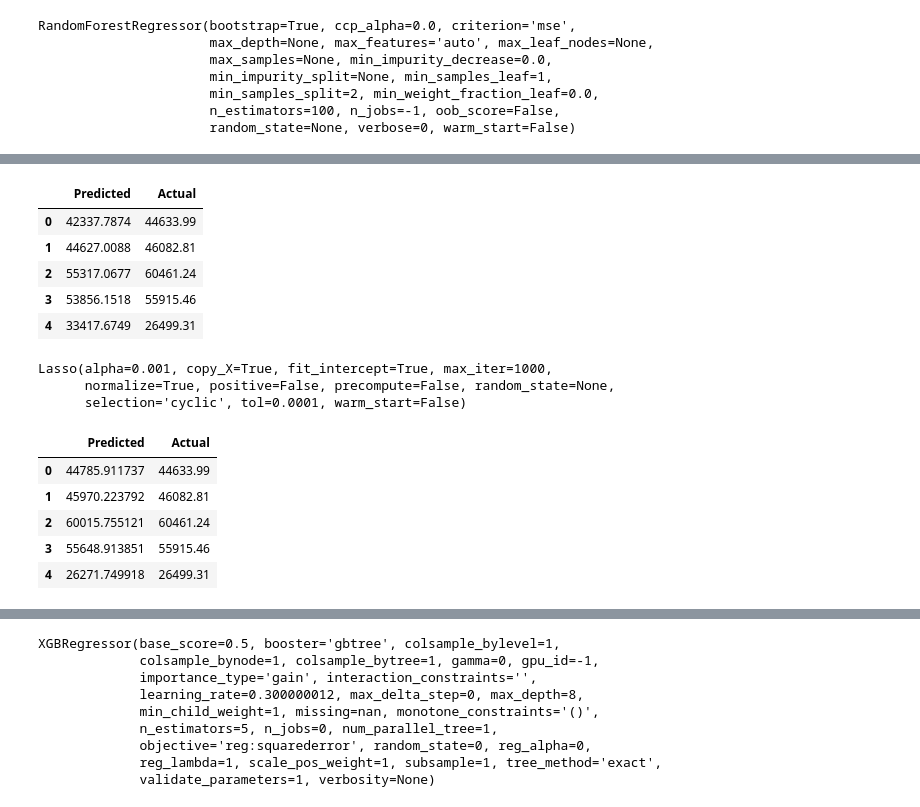
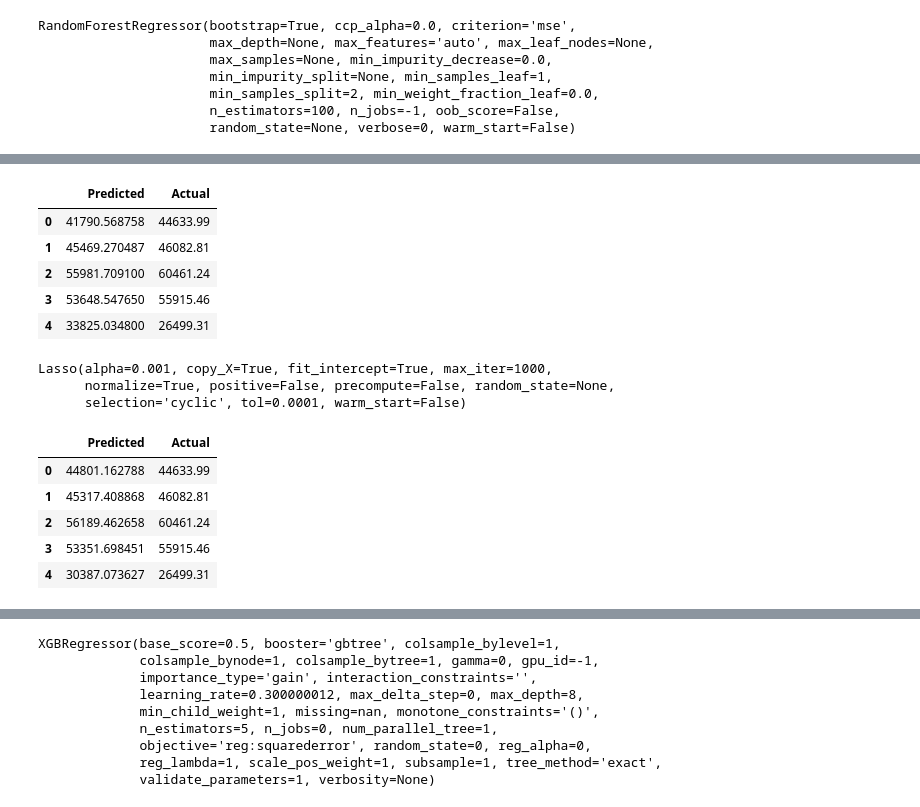
Before and after one commit to prashantsingh97/Car-Sales-Prediction, a Jupyter notebook: Car-Sales-Prediction.ipynb, the cells around one changed output, grey strips where cells are left out. Cells and saved outputs as stored; diff of their text form; code cells hidden in the pictures.

```diff
--- a/Car-Sales-Prediction.ipynb
+++ b/Car-Sales-Prediction.ipynb
@@ -122,7 +134,7 @@ y = data['Car Purchase Amount']
 # %%
 from sklearn.model_selection import train_test_split
 
-X_train, X_test, y_train, y_test = train_test_split(X, y, test_size=0.3, random_state=101)
+X_train, X_test, y_train, y_test = train_test_split(X, y, test_size=0.25, random_state=101)
 # %%
 #Model 1 Linear Regression
 # %%
@@ -138,3 +152,5 @@ predictions = lr.predict(X_test)
+# %%
+y_test = scaler_y.inverse_transform(y_test).flatten()
 # %%
 from sklearn.metrics import mean_absolute_error,mean_squared_error
 
@@ -163,7 +179,7 @@ from sklearn.ensemble import RandomForestRegressor
 # %%
 rfr = RandomForestRegressor(n_jobs=-1)
 # %%
-rfr.fit(X_train,y_train)
+rfr.fit(X_train,y_train.flatten())
 # %% [output]
 RandomForestRegressor(bootstrap=True, ccp_alpha=0.0, criterion='mse',
                       max_depth=None, max_features='auto', max_leaf_nodes=None,
@@ -174,6 +190,9 @@ RandomForestRegressor(bootstrap=True, ccp_alpha=0.0, criterion='mse',
                       random_state=None, verbose=0, warm_start=False)
 # %%
 predictions_1 = rfr.predict(X_test)
+# %%
+predictions_1 = predictions_1.reshape(-1,1)
+predictions_1 = scaler_y.inverse_transform(predictions_1).flatten()
 # %%
 from sklearn.metrics import mean_absolute_error,mean_squared_error
 
@@ -187,14 +206,14 @@ RMSE :- 2991.014
 # %%
-results_1 = pd.DataFrame(y_test.values,predictions_1).reset_index()
+results_1 = pd.DataFrame(y_test,predictions_1).reset_index()
 results_1.columns = ['Predicted','Actual']
 results_1.head()
 # %% [output]
 |  | Predicted | Actual |
-| 0 | 42337.7874 | 44633.99 |
-| 1 | 44627.0088 | 46082.81 |
-| 2 | 55317.0677 | 60461.24 |
-| 3 | 53856.1518 | 55915.46 |
-| 4 | 33417.6749 | 26499.31 |
+| 0 | 41790.568758 | 44633.99 |
+| 1 | 45469.270487 | 46082.81 |
+| 2 | 55981.709100 | 60461.24 |
+| 3 | 53648.547650 | 55915.46 |
+| 4 | 33825.034800 | 26499.31 |
 # %%
 # Model 3 Lasso
 # %%
@@ -211,14 +233,14 @@ predictions_2 = lasso.predict(X_test)
 # %%
-results_2 = pd.DataFrame(y_test.values,predictions_2).reset_index()
+results_2 = pd.DataFrame(y_test,predictions_2).reset_index()
 results_2.columns = ['Predicted','Actual']
 results_2.head()
 # %% [output]
 |  | Predicted | Actual |
-| 0 | 44785.911737 | 44633.99 |
-| 1 | 45970.223792 | 46082.81 |
-| 2 | 60015.755121 | 60461.24 |
-| 3 | 55648.913851 | 55915.46 |
-| 4 | 26271.749918 | 26499.31 |
+| 0 | 44801.162788 | 44633.99 |
+| 1 | 45317.408868 | 46082.81 |
+| 2 | 56189.462658 | 60461.24 |
+| 3 | 53351.698451 | 55915.46 |
+| 4 | 30387.073627 | 26499.31 |
 # %%
 from sklearn.metrics import mean_absolute_error,mean_squared_error
 
```
Also changed, not shown: parts of 30 cells of this notebook.
